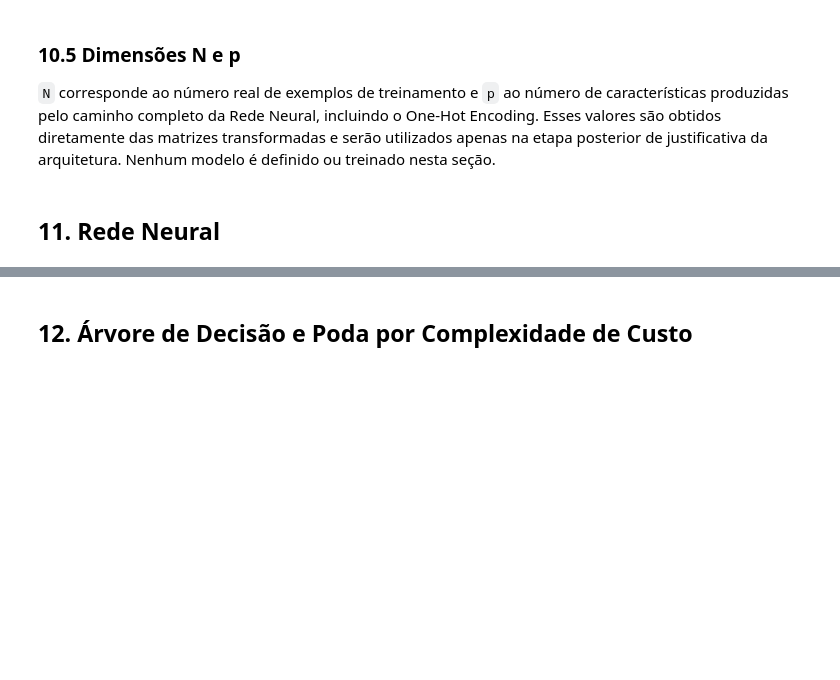
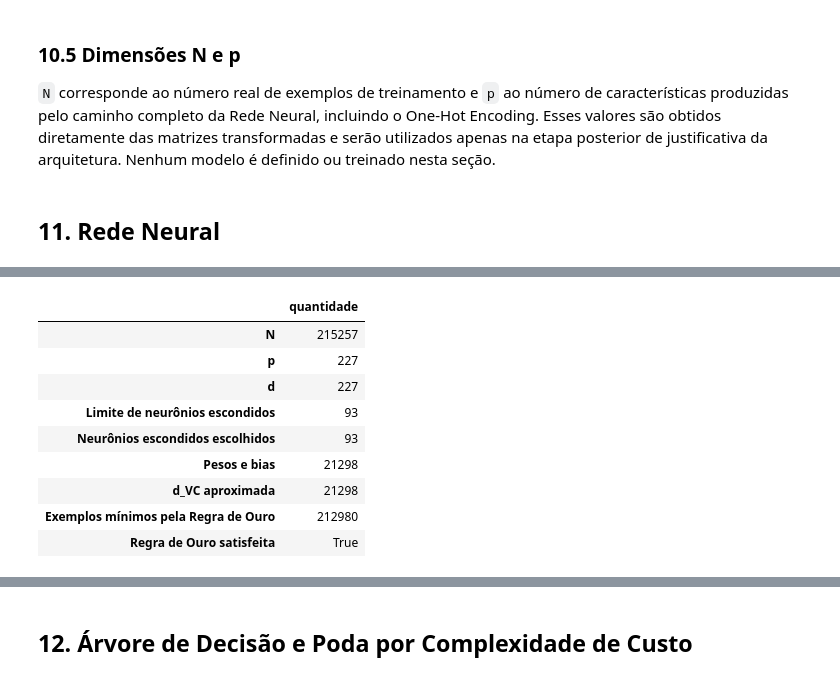
Before and after one commit to viniciusrodriguesai/credit-risk-classification, a Jupyter notebook: notebooks/credit_risk_classification.ipynb, the cells around one changed output, grey strips where cells are left out. Drawn from its saved outputs; the diff is of its cells as text; code cells hidden in the pictures; blank space fills up the shorter version.

```diff
--- a/notebooks/credit_risk_classification.ipynb
+++ b/notebooks/credit_risk_classification.ipynb
@@ -1527,0 +1534,81 @@ DataFrames de entrada liberados da memória: confirmado
+# %%
+import math
+
+N = len(y_train)
+p = X_train_nn.shape[1]
+d = p
+
+max_hidden_neurons = math.floor(
+    (N - 10) / (10 * (d + 2))
+)
+HIDDEN_NEURONS = max_hidden_neurons
+number_of_parameters = (
+    (d + 1) * HIDDEN_NEURONS
+    + (HIDDEN_NEURONS + 1)
+)
+approximate_vc_dimension = number_of_parameters
+minimum_examples_golden_rule = 10 * approximate_vc_dimension
+golden_rule_satisfied = N >= minimum_examples_golden_rule
+
+if N != len(y_train):
+    raise ValueError('N não corresponde ao conjunto de treinamento.')
+
+if p != X_train_nn.shape[1]:
+    raise ValueError('p não corresponde à matriz de treinamento.')
+
+if not all(
+    matrix.shape[1] == p
+    for matrix in (X_train_nn, X_val_nn, X_test_nn)
+):
+    raise ValueError('Treino, validação e teste devem possuir p features.')
+
+if p != 227:
+    raise ValueError(f'Quantidade inesperada de features: {p}')
+
+if HIDDEN_NEURONS < 1:
+    raise ValueError('A arquitetura deve possuir ao menos um neurônio escondido.')
+
+if not golden_rule_satisfied:
+    raise ValueError('A arquitetura não satisfaz a Regra de Ouro.')
+
+architecture_summary = pd.DataFrame({
+    'quantidade': [
+        N,
+        p,
+        d,
+        max_hidden_neurons,
+        HIDDEN_NEURONS,
+        number_of_parameters,
+        approximate_vc_dimension,
+        minimum_examples_golden_rule,
+        golden_rule_satisfied,
+    ]
+}, index=[
+    'N',
+    'p',
+    'd',
+    'Limite de neurônios escondidos',
+    'Neurônios escondidos escolhidos',
+    'Pesos e bias',
+    'd_VC aproximada',
+    'Exemplos mínimos pela Regra de Ouro',
+    'Regra de Ouro satisfeita',
+])
+
+display(architecture_summary)
+print(
+    'Contagem com bias: '
+    f'({d} + 1) x {HIDDEN_NEURONS} + '
+    f'({HIDDEN_NEURONS} + 1) = {number_of_parameters:,}'
+)
+# %% [output]
+|  | quantidade |
+| N | 215257 |
+| p | 227 |
+| d | 227 |
+| Limite de neurônios escondidos | 93 |
+| Neurônios escondidos escolhidos | 93 |
+| Pesos e bias | 21298 |
+| d_VC aproximada | 21298 |
+| Exemplos mínimos pela Regra de Ouro | 212980 |
+| Regra de Ouro satisfeita | True |
```
Also changed, not shown: parts of 14 cells of this notebook, 2 other files.
